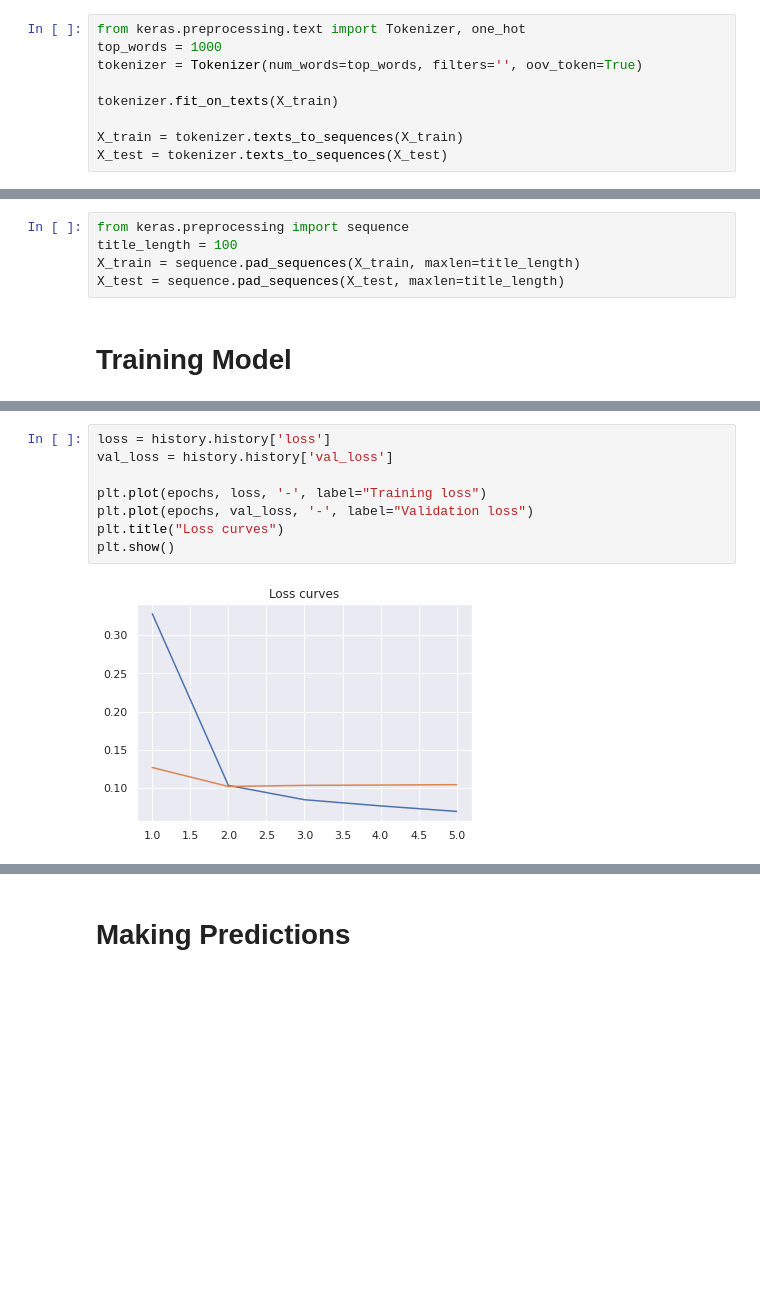
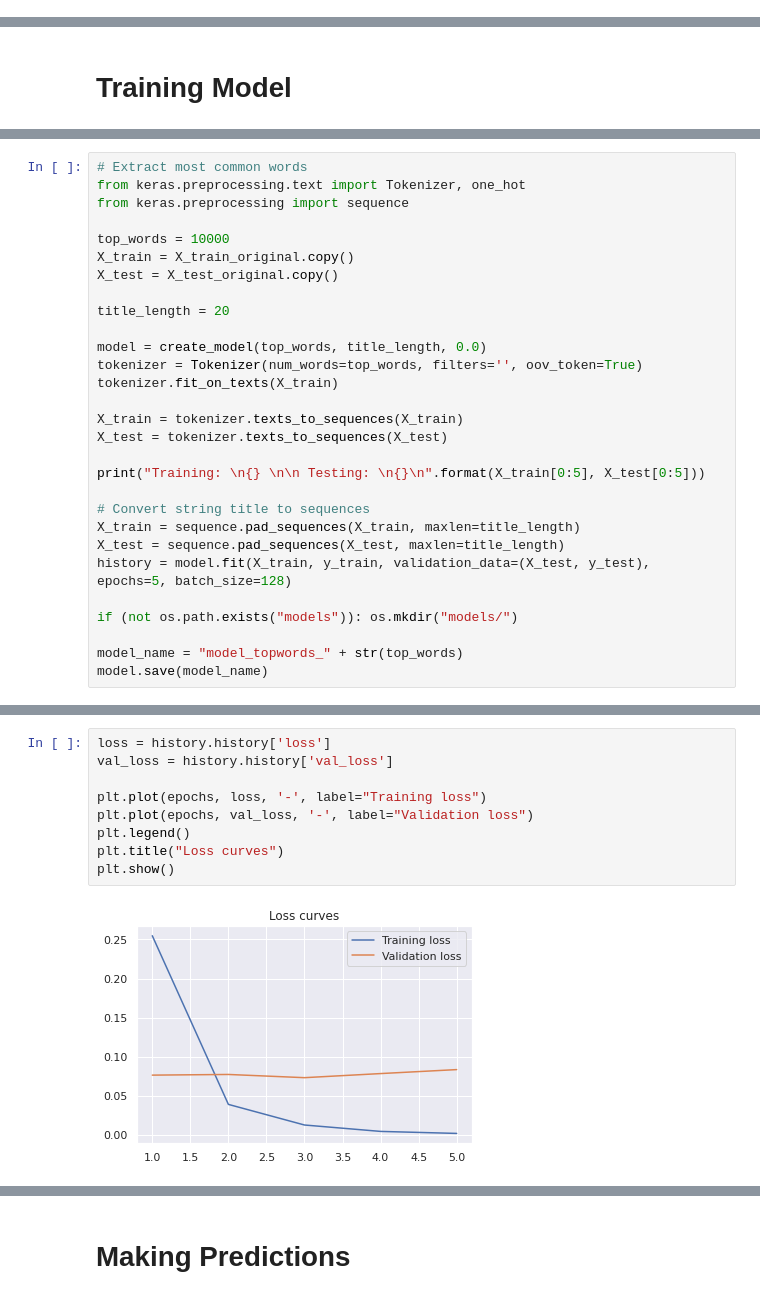
Before and after one commit to Sheepiyoo/msa-ai-bootcamp, a Jupyter notebook: clickbait.ipynb, the cells around one changed output, grey strips where cells are left out. Saved outputs shown, nothing was run; the diff lists cells and outputs as text; blank space fills up the shorter version.

```diff
--- a/clickbait.ipynb
+++ b/clickbait.ipynb
@@ -114,9 +106,0 @@ y_test = y_test.values
-# %%
-from keras.preprocessing.text import Tokenizer, one_hot
-top_words = 1000
-tokenizer = Tokenizer(num_words=top_words, filters='', oov_token=True)
-
-tokenizer.fit_on_texts(X_train)
-
-X_train = tokenizer.texts_to_sequences(X_train)
-X_test = tokenizer.texts_to_sequences(X_test)
@@ -132,7 +107,2 @@ print("")
-# %%
-from keras.preprocessing import sequence
-title_length = 100
-X_train = sequence.pad_sequences(X_train, maxlen=title_length)
-X_test = sequence.pad_sequences(X_test, maxlen=title_length)
 # %% [markdown]
 # Training Model
@@ -187,0 +133,29 @@ Epoch 5/5
+# %%
+# Extract most common words
+from keras.preprocessing.text import Tokenizer, one_hot
+from keras.preprocessing import sequence
+
+top_words = 10000
+X_train = X_train_original.copy()
+X_test = X_test_original.copy()
+
+title_length = 20
+
+model = create_model(top_words, title_length, 0.0)
+tokenizer = Tokenizer(num_words=top_words, filters='', oov_token=True)
+tokenizer.fit_on_texts(X_train)
+
+X_train = tokenizer.texts_to_sequences(X_train)
+X_test = tokenizer.texts_to_sequences(X_test)
+
+print("Training: \n{} \n\n Testing: \n{}\n".format(X_train[0:5], X_test[0:5]))
+
+# Convert string title to sequences
+X_train = sequence.pad_sequences(X_train, maxlen=title_length)
+X_test = sequence.pad_sequences(X_test, maxlen=title_length)
+history = model.fit(X_train, y_train, validation_data=(X_test, y_test), epochs=5, batch_size=128)
+
+if (not os.path.exists("models")): os.mkdir("models/")
+
+model_name = "model_topwords_" + str(top_words)
+model.save(model_name)
@@ -207,10 +213,11 @@ plt.show()
 # %%
 loss = history.history['loss']
 val_loss = history.history['val_loss']
 
 plt.plot(epochs, loss, '-', label="Training loss")
 plt.plot(epochs, val_loss, '-', label="Validation loss")
+plt.legend()
 plt.title("Loss curves")
 plt.show()
 # %% [output]
-[figure, old version]
+[figure, new version]
```
Also changed, not shown: parts of 24 cells of this notebook, 9 other files.
